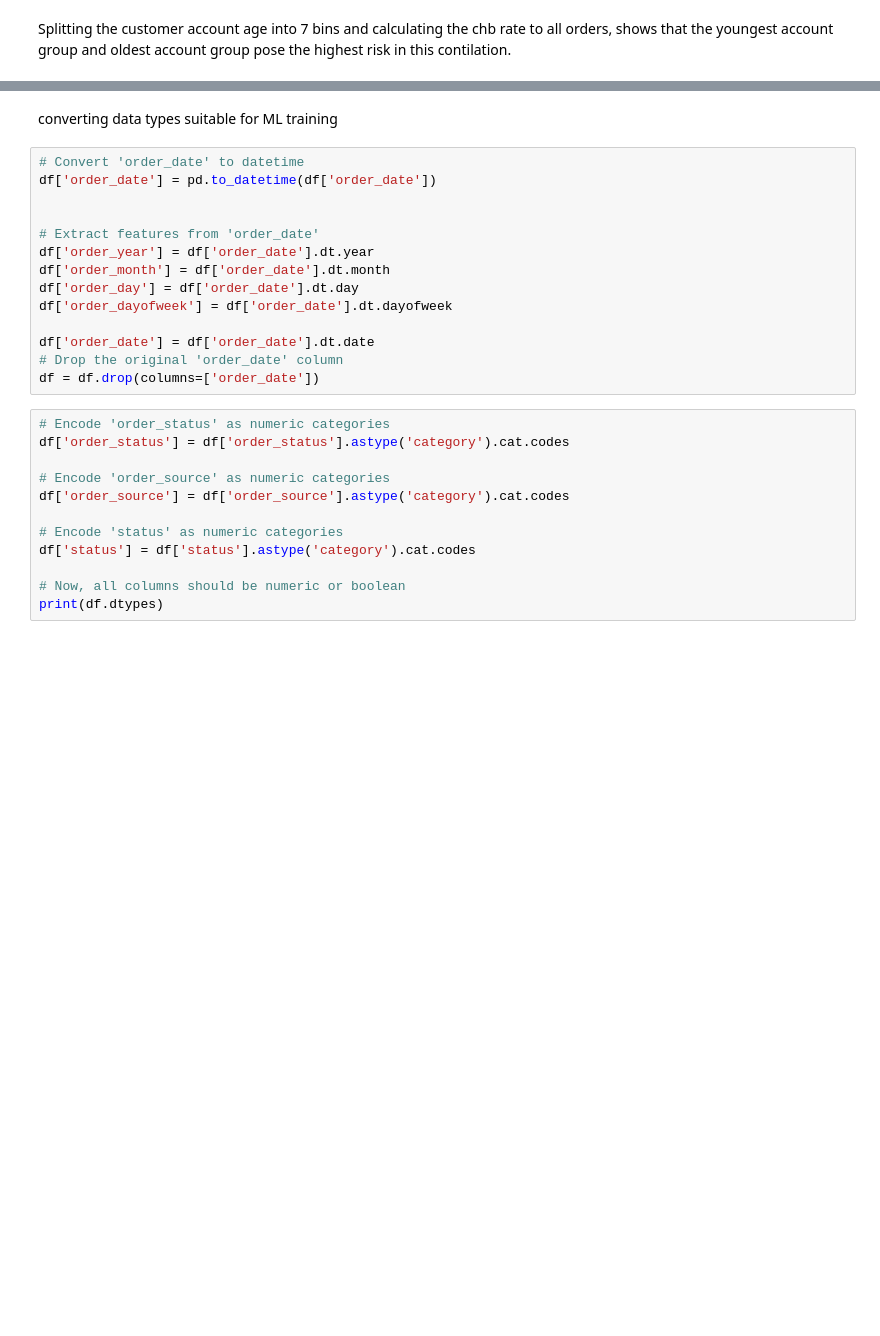
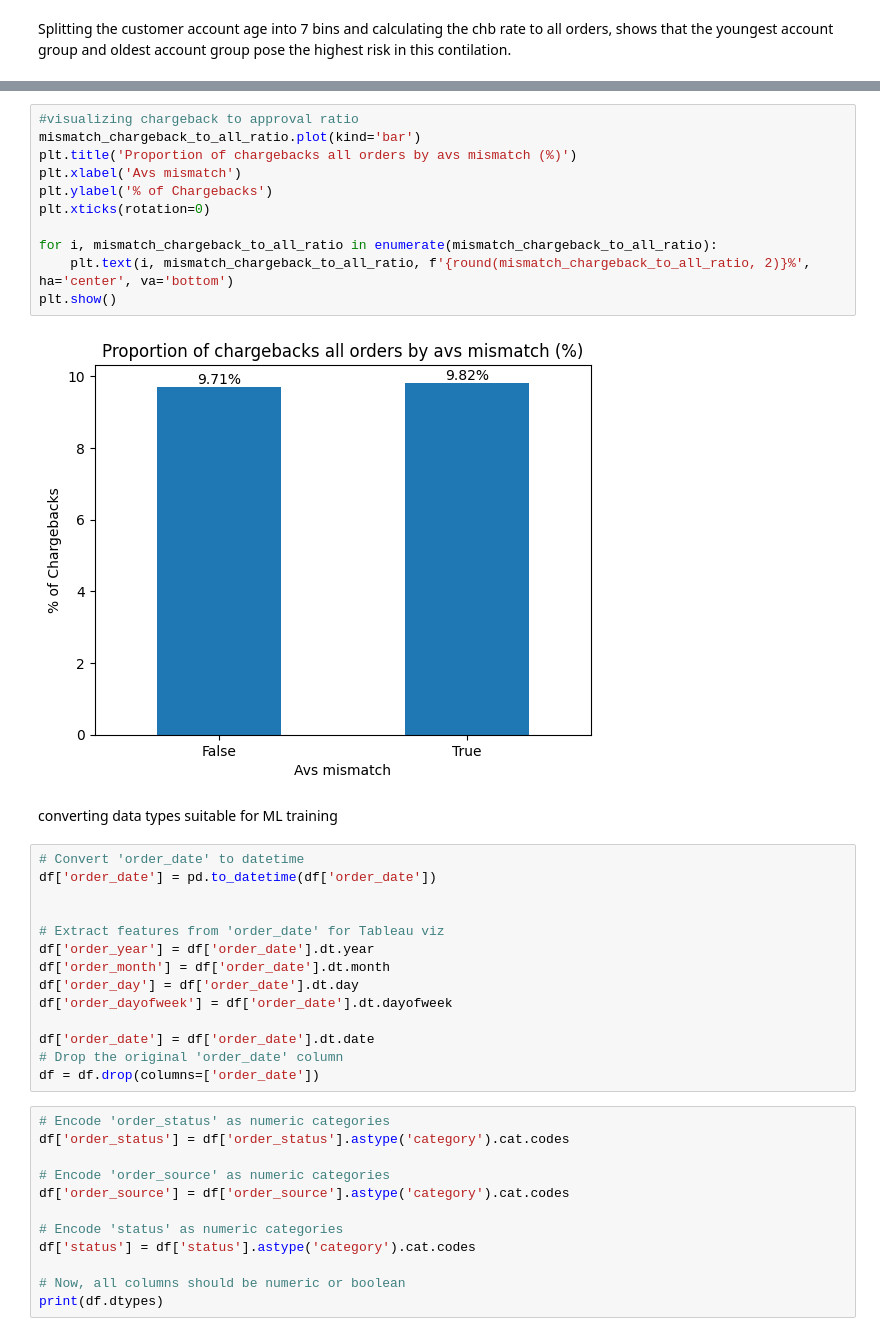
Before and after one commit to taliarosenkranz/TranSecure, a Jupyter notebook: Fraud_prediction.ipynb, the cells around one changed output, grey strips where cells are left out. Drawn from its saved outputs; the diff is of its cells as text; blank space fills up the shorter version.

```diff
--- a/Fraud_prediction.ipynb
+++ b/Fraud_prediction.ipynb
@@ -231,3 +260,16 @@ Index(['order_id', 'order_date', 'order_status', 'price', 'avs_mismatch',
+# %%
+#visualizing chargeback to approval ratio
+mismatch_chargeback_to_all_ratio.plot(kind='bar')
+plt.title('Proportion of chargebacks all orders by avs mismatch (%)')
+plt.xlabel('Avs mismatch')
+plt.ylabel('% of Chargebacks')
+plt.xticks(rotation=0)
+
+for i, mismatch_chargeback_to_all_ratio in enumerate(mismatch_chargeback_to_all_ratio):
+    plt.text(i, mismatch_chargeback_to_all_ratio, f'{round(mismatch_chargeback_to_all_ratio, 2)}%', ha='center', va='bottom')
+plt.show()
+# %% [output]
+[figure, added]
 # %% [markdown]
 converting data types suitable for ML training
 # %%
@@ -235,7 +277,7 @@ converting data types suitable for ML training
 df['order_date'] = pd.to_datetime(df['order_date'])
 
 
-# Extract features from 'order_date'
+# Extract features from 'order_date' for Tableau viz
 df['order_year'] = df['order_date'].dt.year
 df['order_month'] = df['order_date'].dt.month
 df['order_day'] = df['order_date'].dt.day
```
Also changed, not shown: parts of 26 cells of this notebook.
